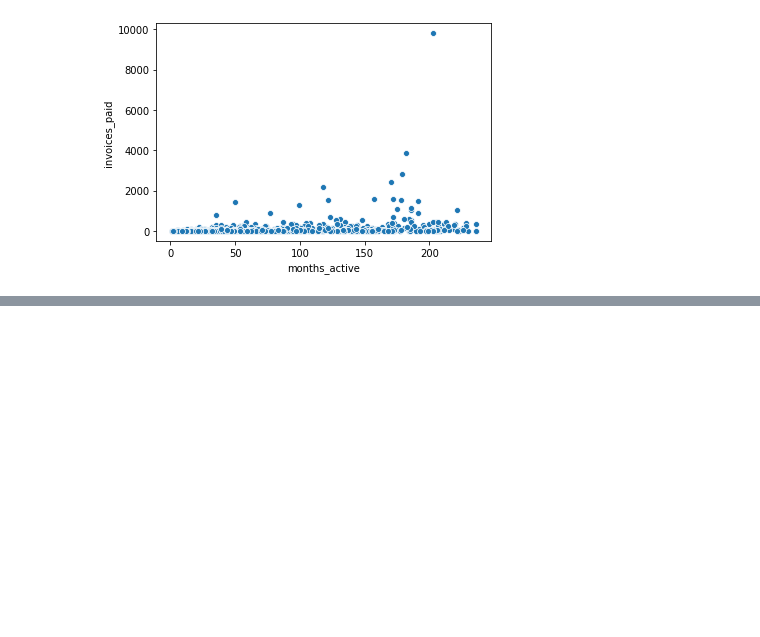
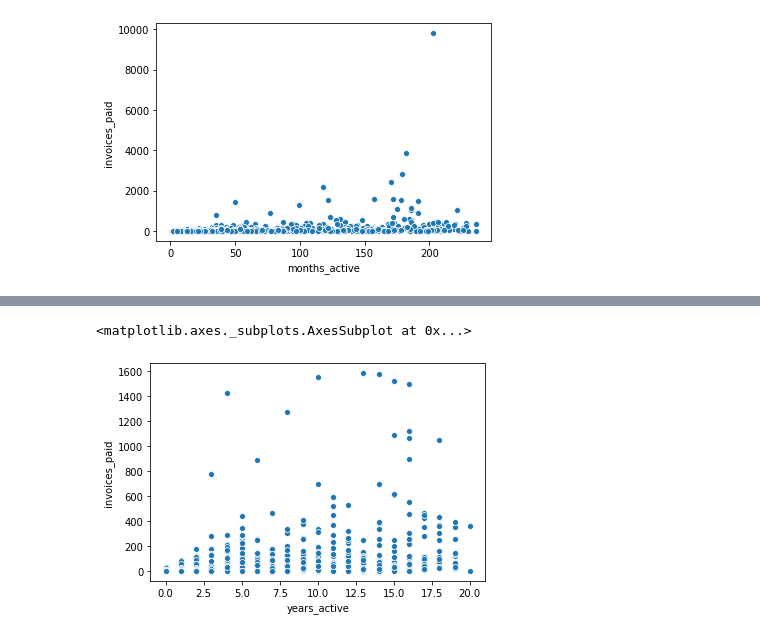
Before and after one commit to lmgibson/MyRate, a Jupyter notebook: notebooks/myrate_eda.ipynb, the cells around one changed output, grey strips where cells are left out. Drawn from its saved outputs; the diff is of its cells as text; code cells hidden in the pictures; blank space fills up the shorter version.

```diff
--- a/notebooks/myrate_eda.ipynb
+++ b/notebooks/myrate_eda.ipynb
@@ -372,0 +402,7 @@ sns.scatterplot(x = 'months_active', y = 'invoices_paid', data = all_table)
+# %%
+# Checking dist vs years active (no 1s)
+sns.scatterplot(x = 'years_active', y = 'invoices_paid', data = all_table[invoice_gtr_one & invoice_ls_2000])
+# Slight postive non-linear trend bu there is a HUGE outlier
+# %% [output]
+<matplotlib.axes._subplots.AxesSubplot at 0x...>
+[figure, added]
```
Also changed, not shown: parts of 30 cells of this notebook.
